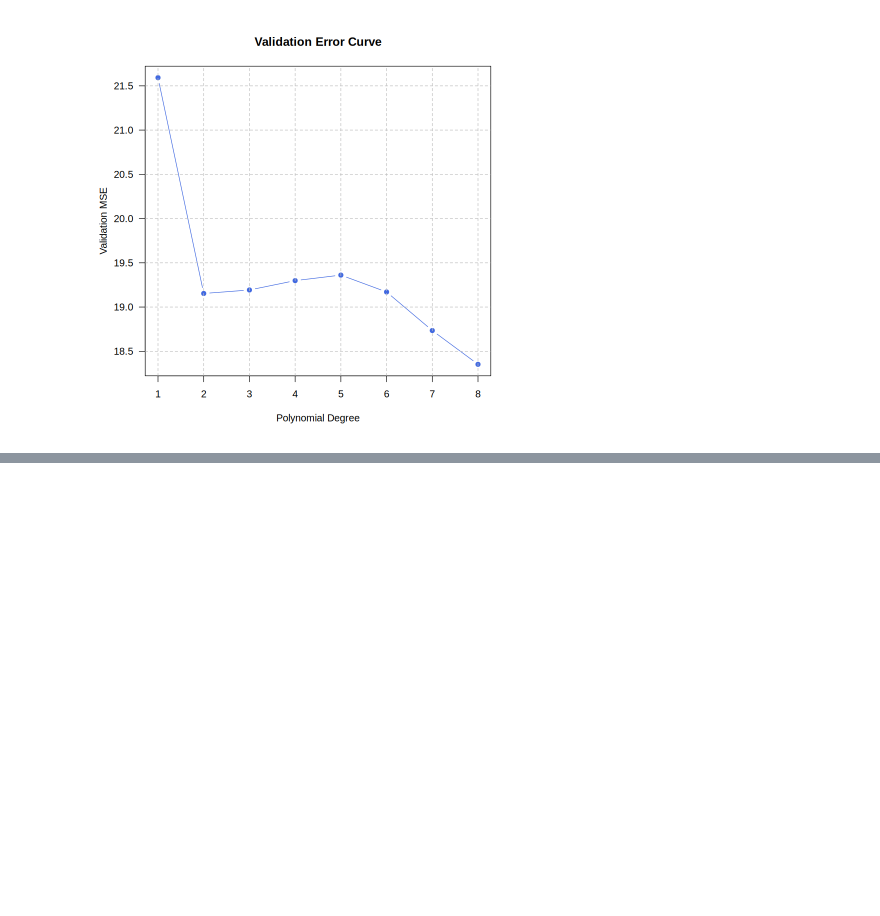
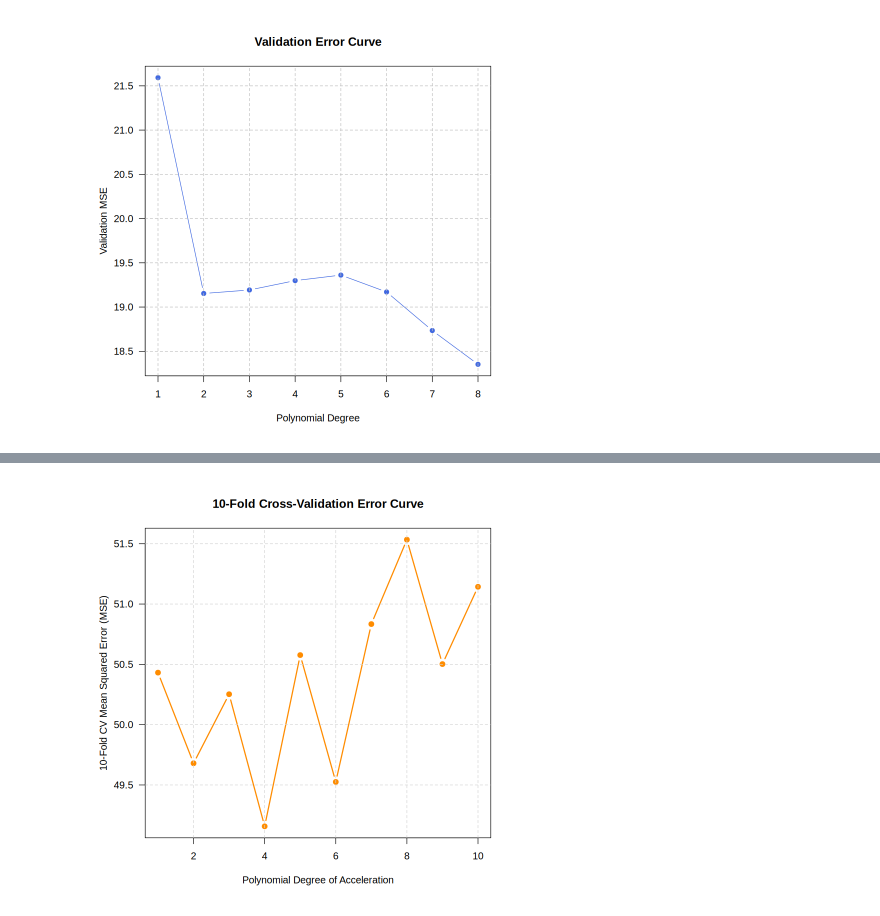
Before and after one commit to dsb4k8/Machine-Learning, a Jupyter notebook: Subset_Selection_(Resampling)_in_R.ipynb, the cells around one changed output, grey strips where cells are left out. Cells and saved outputs as stored; diff of their text form; code cells hidden in the pictures; blank space fills up the shorter version.

```diff
--- a/Subset_Selection_(Resampling)_in_R.ipynb
+++ b/Subset_Selection_(Resampling)_in_R.ipynb
@@ -288,0 +335,11 @@ grid(nx = NULL, ny = NULL, lty = 2, col = "gray")
+# %%
+# 1. Generate the base line plot ('b' plots both lines and points)
+plot(1:10, cv.error.10, type = "b", pch = 19, col = "darkorange", lwd = 2,
+     xlab = "Polynomial Degree of Acceleration",
+     ylab = "10-Fold CV Mean Squared Error (MSE)",
+     main = "10-Fold Cross-Validation Error Curve", las = 1)
+
+# 2. Add gridlines to isolate the minimum point
+grid(nx = NULL, ny = NULL, lty = 2, col = "lightgray")
+# %% [output]
+[figure, added]
```
Also changed, not shown: parts of 8 cells of this notebook.
